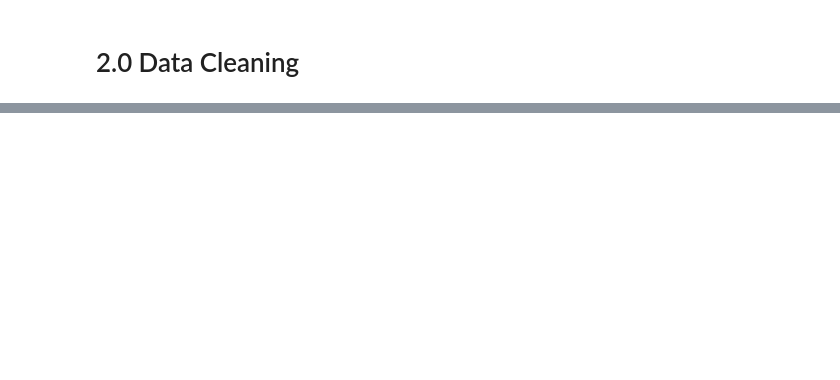
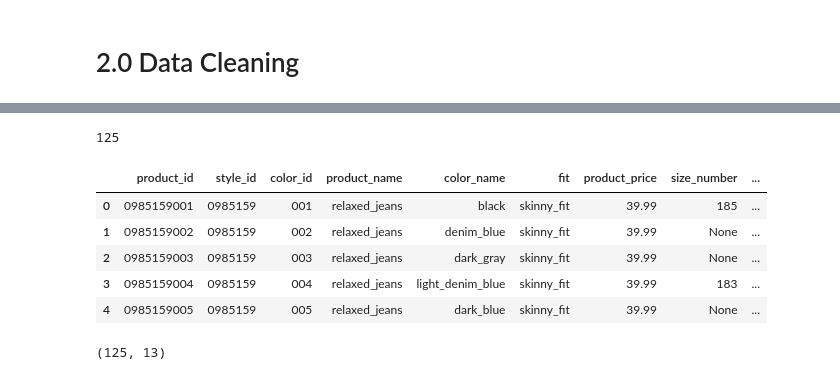
Before and after one commit to valferreiraalv/star_jeans, a Jupyter notebook: notebook/star-jeans-project_m.ipynb, the cells around one changed output, grey strips where cells are left out. Cells and saved outputs as stored; diff of their text form; code cells hidden in the pictures; blank space fills up the shorter version.

```diff
--- a/notebook/star-jeans-project_m.ipynb
+++ b/notebook/star-jeans-project_m.ipynb
@@ -433,0 +396,26 @@ data.head()
+# %%
+# create database connection
+conn = create_engine( 'sqlite:///database_hm.sqlite', echo=False )
+
+# data insert
+data_insert.to_sql( 'vitrine', con=conn, if_exists='append', index=False )
+# %% [output]
+125
+# %%
+query = """
+    SELECT * FROM vitrine
+"""
+
+df = pd.read_sql_query( query, conn)
+df.head()
+# %% [output]
+|  | product_id | style_id | color_id | product_name | color_name | fit | product_price | size_number | ... |
+| 0 | 0985159001 | 0985159 | 001 | relaxed_jeans | black | skinny_fit | 39.99 | 185 | ... |
+| 1 | 0985159002 | 0985159 | 002 | relaxed_jeans | denim_blue | skinny_fit | 39.99 | None | ... |
+| 2 | 0985159003 | 0985159 | 003 | relaxed_jeans | dark_gray | skinny_fit | 39.99 | None | ... |
+| 3 | 0985159004 | 0985159 | 004 | relaxed_jeans | light_denim_blue | skinny_fit | 39.99 | 183 | ... |
+| 4 | 0985159005 | 0985159 | 005 | relaxed_jeans | dark_blue | skinny_fit | 39.99 | None | ... |
+# %%
+df.shape
+# %% [output]
+(125, 13)
```
Also changed, not shown: parts of 25 cells of this notebook.
